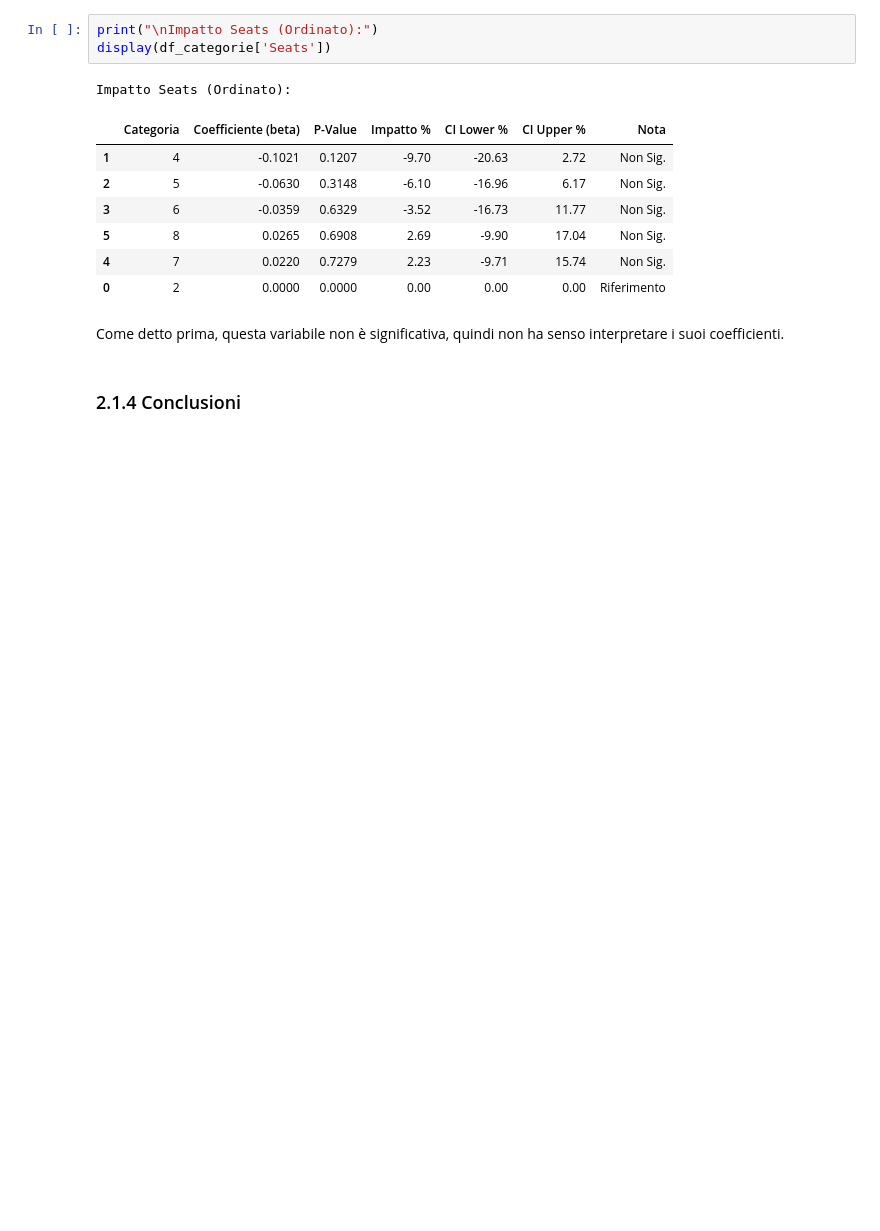
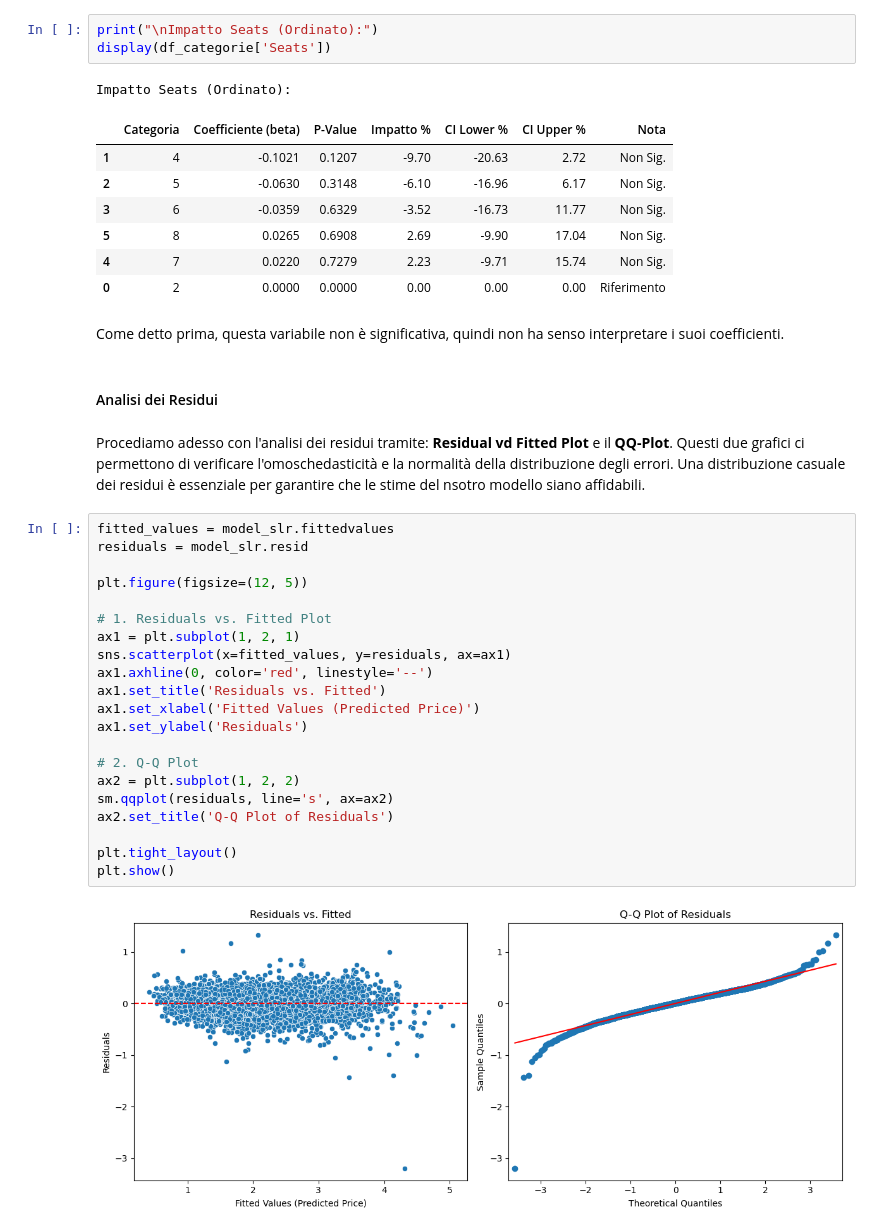
Before and after one commit to fragreco04/progetto-fad-2526, a Jupyter notebook: notebooks/completed/project.ipynb, the cells around one changed output. Cells and saved outputs as stored; diff of their text form; blank space fills up the shorter version.

```diff
--- a/notebooks/completed/project.ipynb
+++ b/notebooks/completed/project.ipynb
@@ -2345,5 +2352,30 @@ Impatto Seats (Ordinato):
 | 0 | 2 | 0.0000 | 0.0000 | 0.00 | 0.00 | 0.00 | Riferimento |
 # %% [markdown]
 Come detto prima, questa variabile non è significativa, quindi non ha senso interpretare i suoi coefficienti.
-# %% [markdown]
-### 2.1.4 Conclusioni
+# %% [markdown]
+#### Analisi dei Residui
+# %% [markdown]
+Procediamo adesso con l'analisi dei residui tramite: **Residual vd Fitted Plot** e il **QQ-Plot**. Questi due grafici ci permettono di verificare l'omoschedasticità e la normalità della distribuzione degli errori. Una distribuzione casuale dei residui è essenziale per garantire che le stime del nsotro modello siano affidabili.
+# %%
+fitted_values = model_slr.fittedvalues
+residuals = model_slr.resid
+
+plt.figure(figsize=(12, 5))
+
+# 1. Residuals vs. Fitted Plot
+ax1 = plt.subplot(1, 2, 1)
+sns.scatterplot(x=fitted_values, y=residuals, ax=ax1)
+ax1.axhline(0, color='red', linestyle='--')
+ax1.set_title('Residuals vs. Fitted')
+ax1.set_xlabel('Fitted Values (Predicted Price)')
+ax1.set_ylabel('Residuals')
+
+# 2. Q-Q Plot
+ax2 = plt.subplot(1, 2, 2)
+sm.qqplot(residuals, line='s', ax=ax2)
+ax2.set_title('Q-Q Plot of Residuals')
+
+plt.tight_layout()
+plt.show()
+# %% [output]
+[figure, added]
```
Also changed, not shown: parts of 8 cells of this notebook.
